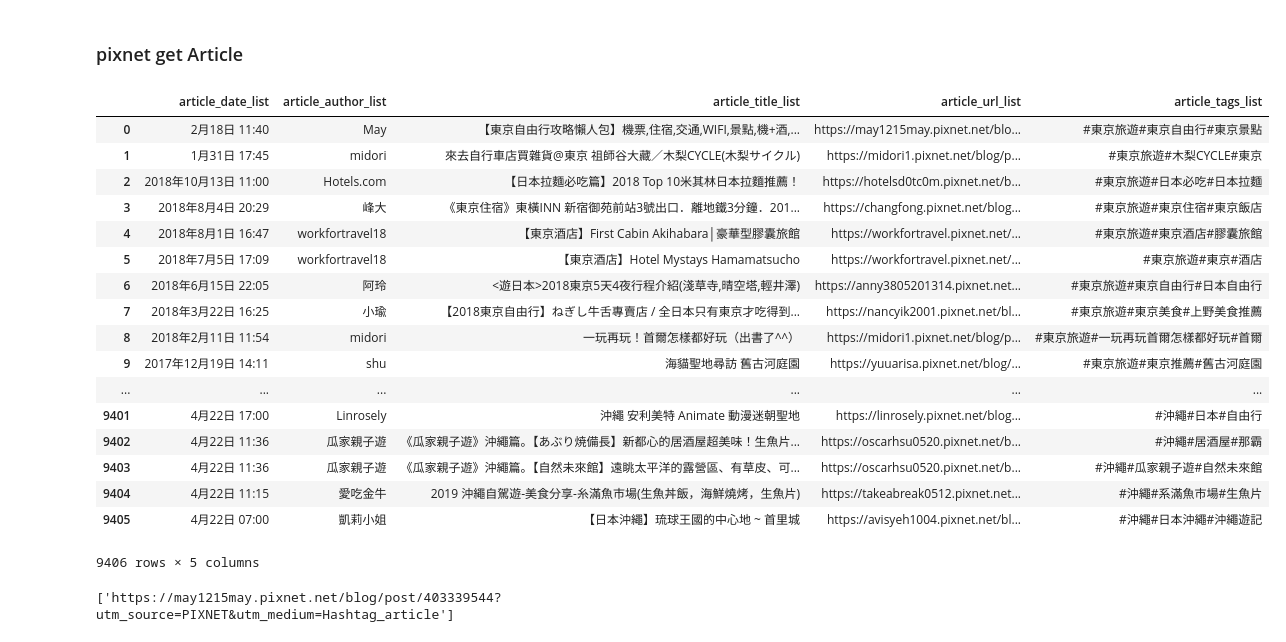
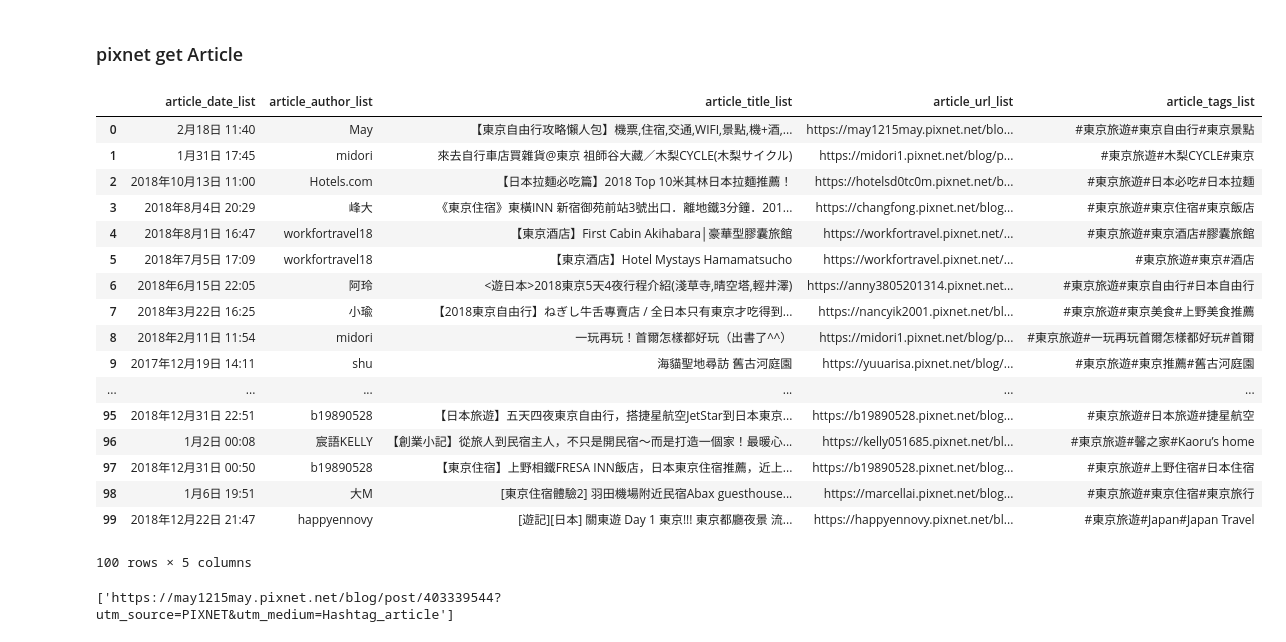
Before and after one commit to Hsuewei/Pixnet_Crawler, a Jupyter notebook: pixnet_crawler_getArticle.ipynb, the cells around one changed output. Saved outputs shown, nothing was run; the diff lists cells and outputs as text; code cells hidden in the pictures.

```diff
--- a/pixnet_crawler_getArticle.ipynb
+++ b/pixnet_crawler_getArticle.ipynb
@@ -12,26 +12,26 @@ from requests.adapters import HTTPAdapter
 from requests.packages.urllib3.util.retry import Retry
 # %%
 df = pd.read_csv("Pinex_bytags.csv")
-df = df.iloc[:,1:]
+df = df.iloc[0:100,1:]
 df
 # %% [output]
 |  | article_date_list | article_author_list | article_title_list | article_url_list | article_tags_list |
 | 0 | 2月18日 11:40 | May | 【東京自由行攻略懶人包】機票,住宿,交通,WIFI,景點,機+酒,... | https://may1215may.pixnet.net/blo... | #東京旅遊#東京自由行#東京景點 |
 | 1 | 1月31日 17:45 | midori | 來去自行車店買雜貨@東京 祖師谷大藏／木梨CYCLE(木梨サイクル) | https://midori1.pixnet.net/blog/p... | #東京旅遊#木梨CYCLE#東京 |
 | 2 | 2018年10月13日 11:00 | Hotels.com | 【日本拉麵必吃篇】2018 Top 10米其林日本拉麵推薦！ | https://hotelsd0tc0m.pixnet.net/b... | #東京旅遊#日本必吃#日本拉麵 |
 | 3 | 2018年8月4日 20:29 | 峰大 | 《東京住宿》東橫INN 新宿御苑前站3號出口．離地鐵3分鐘．201... | https://changfong.pixnet.net/blog... | #東京旅遊#東京住宿#東京飯店 |
 | 4 | 2018年8月1日 16:47 | workfortravel18 | 【東京酒店】First Cabin Akihabara│豪華型膠囊旅館 | https://workfortravel.pixnet.net/... | #東京旅遊#東京酒店#膠囊旅館 |
 | 5 | 2018年7月5日 17:09 | workfortravel18 | 【東京酒店】Hotel Mystays Hamamatsucho | https://workfortravel.pixnet.net/... | #東京旅遊#東京#酒店 |
 | 6 | 2018年6月15日 22:05 | 阿玲 | <遊日本>2018東京5天4夜行程介紹(淺草寺,晴空塔,輕井澤) | https://anny3805201314.pixnet.net... | #東京旅遊#東京自由行#日本自由行 |
 | 7 | 2018年3月22日 16:25 | 小瑜 | 【2018東京自由行】ねぎし牛舌專賣店 / 全日本只有東京才吃得到... | https://nancyik2001.pixnet.net/bl... | #東京旅遊#東京美食#上野美食推薦 |
 | 8 | 2018年2月11日 11:54 | midori | 一玩再玩！首爾怎樣都好玩（出書了^^） | https://midori1.pixnet.net/blog/p... | #東京旅遊#一玩再玩首爾怎樣都好玩#首爾 |
 | 9 | 2017年12月19日 14:11 | shu | 海貓聖地尋訪 舊古河庭園 | https://yuuarisa.pixnet.net/blog/... | #東京旅遊#東京推薦#舊古河庭園 |
 | ... | ... | ... | ... | ... | ... |
-| 9401 | 4月22日 17:00 | Linrosely | 沖繩 安利美特 Animate 動漫迷朝聖地 | https://linrosely.pixnet.net/blog... | #沖繩#日本#自由行 |
-| 9402 | 4月22日 11:36 | 瓜家親子遊 | 《瓜家親子遊》沖繩篇。【あぶり焼備長】新都心的居酒屋超美味！生魚片... | https://oscarhsu0520.pixnet.net/b... | #沖繩#居酒屋#那霸 |
-| 9403 | 4月22日 11:36 | 瓜家親子遊 | 《瓜家親子遊》沖繩篇。【自然未來館】遠眺太平洋的露營區、有草皮、可... | https://oscarhsu0520.pixnet.net/b... | #沖繩#瓜家親子遊#自然未來館 |
-| 9404 | 4月22日 11:15 | 愛吃金牛 | 2019 沖繩自駕遊-美食分享-糸滿魚市場(生魚丼飯，海鮮燒烤，生魚片) | https://takeabreak0512.pixnet.net... | #沖繩#系滿魚市場#生魚片 |
-| 9405 | 4月22日 07:00 | 凱莉小姐 | 【日本沖繩】琉球王國的中心地 ~ 首里城 | https://avisyeh1004.pixnet.net/bl... | #沖繩#日本沖繩#沖繩遊記 |
+| 95 | 2018年12月31日 22:51 | b19890528 | 【日本旅遊】五天四夜東京自由行，搭捷星航空JetStar到日本東京... | https://b19890528.pixnet.net/blog... | #東京旅遊#日本旅遊#捷星航空 |
+| 96 | 1月2日 00:08 | 宸語KELLY | 【創業小記】從旅人到民宿主人，不只是開民宿～而是打造一個家！最暖心... | https://kelly051685.pixnet.net/bl... | #東京旅遊#馨之家#Kaoru’s home |
+| 97 | 2018年12月31日 00:50 | b19890528 | 【東京住宿】上野相鐵FRESA INN飯店，日本東京住宿推薦，近上... | https://b19890528.pixnet.net/blog... | #東京旅遊#上野住宿#日本住宿 |
+| 98 | 1月6日 19:51 | 大M | [東京住宿體驗2] 羽田機場附近民宿Abax guesthouse... | https://marcellai.pixnet.net/blog... | #東京旅遊#東京住宿#東京旅行 |
+| 99 | 2018年12月22日 21:47 | happyennovy | [遊記][日本] 關東遊 Day 1 東京!!! 東京都廳夜景 流... | https://happyennovy.pixnet.net/bl... | #東京旅遊#Japan#Japan Travel |
-9406 rows × 5 columns
+100 rows × 5 columns
 # %%
 article_urls = df["article_url_list"].tolist()
```
Also changed, not shown: parts of 1 cell of this notebook, 1 other file.
